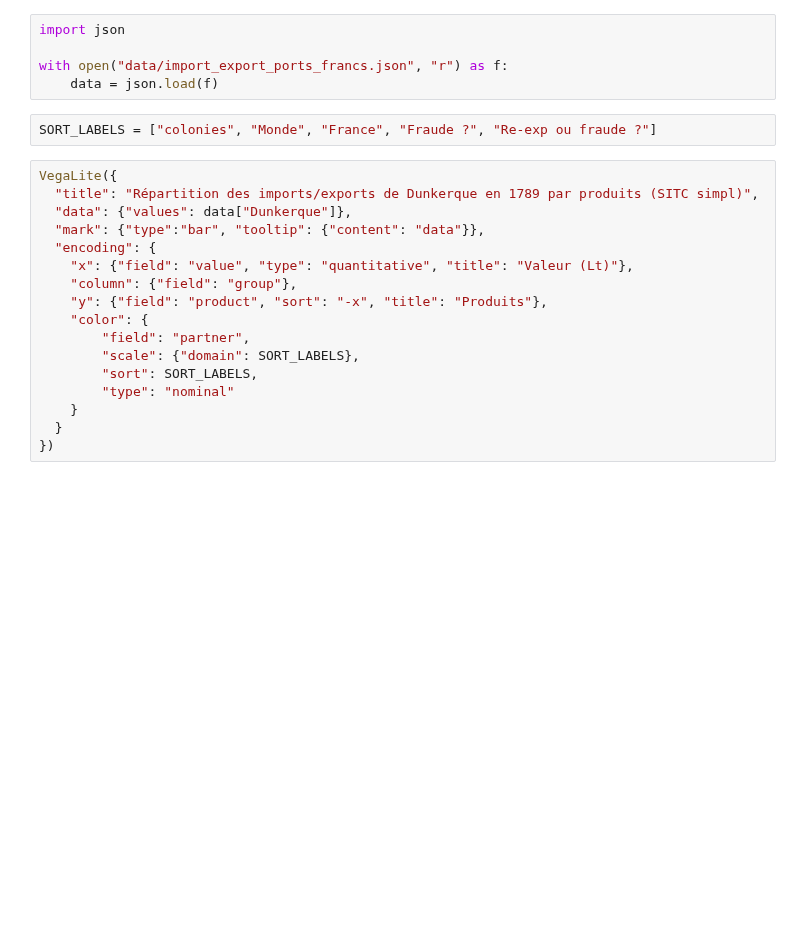
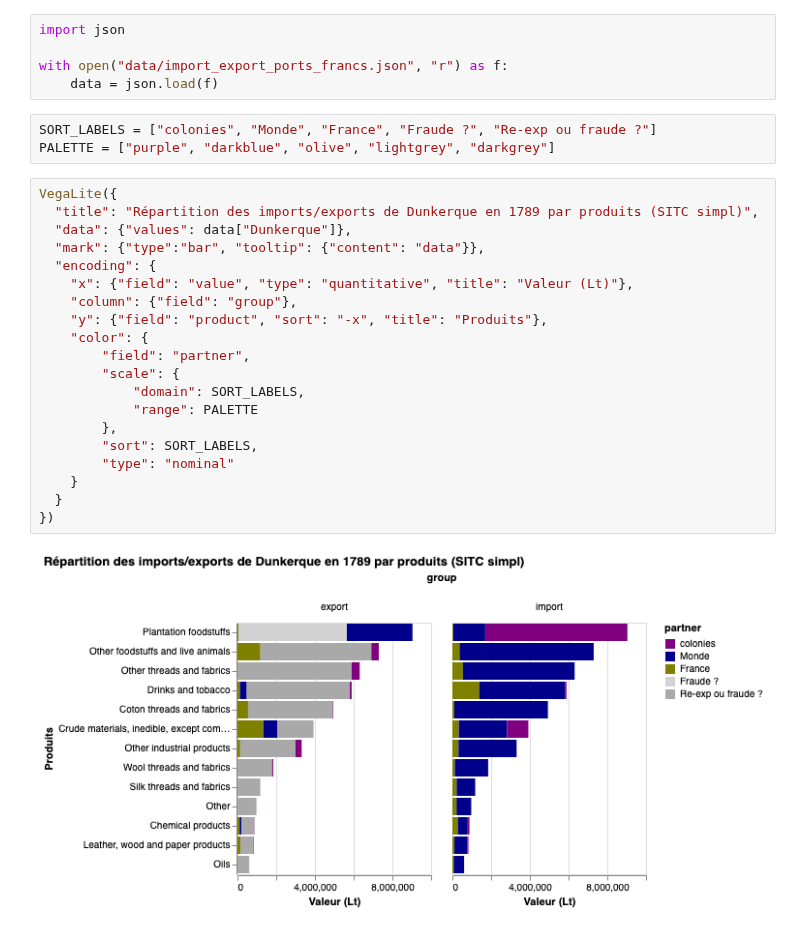
Before and after one commit to medialab/portic-datasprint-2022, a Jupyter notebook: productions/module_08/vegalite.ipynb, the cells around one changed output. Cells and saved outputs as stored; diff of their text form; blank space fills up the shorter version.

```diff
--- a/productions/module_08/vegalite.ipynb
+++ b/productions/module_08/vegalite.ipynb
@@ -13,23 +13,29 @@ with open("data/import_export_ports_francs.json", "r") as f:
     data = json.load(f)
 # %%
 SORT_LABELS = ["colonies", "Monde", "France", "Fraude ?", "Re-exp ou fraude ?"]
+PALETTE = ["purple", "darkblue", "olive", "lightgrey", "darkgrey"]
 # %%
 VegaLite({
   "title": "Répartition des imports/exports de Dunkerque en 1789 par produits (SITC simpl)",
   "data": {"values": data["Dunkerque"]},
   "mark": {"type":"bar", "tooltip": {"content": "data"}},
   "encoding": {
     "x": {"field": "value", "type": "quantitative", "title": "Valeur (Lt)"},
     "column": {"field": "group"},
     "y": {"field": "product", "sort": "-x", "title": "Produits"},
     "color": {
         "field": "partner",
-        "scale": {"domain": SORT_LABELS},
+        "scale": {
+            "domain": SORT_LABELS,
+            "range": PALETTE
+        },
         "sort": SORT_LABELS,
         "type": "nominal"
     }
   }
 })
+# %% [output]
+[figure, added]
 # %%
 VegaLite({
   "data": {"values": data["Dunkerque"]},
```
Also changed, not shown: parts of 5 cells of this notebook, 2 other files.
